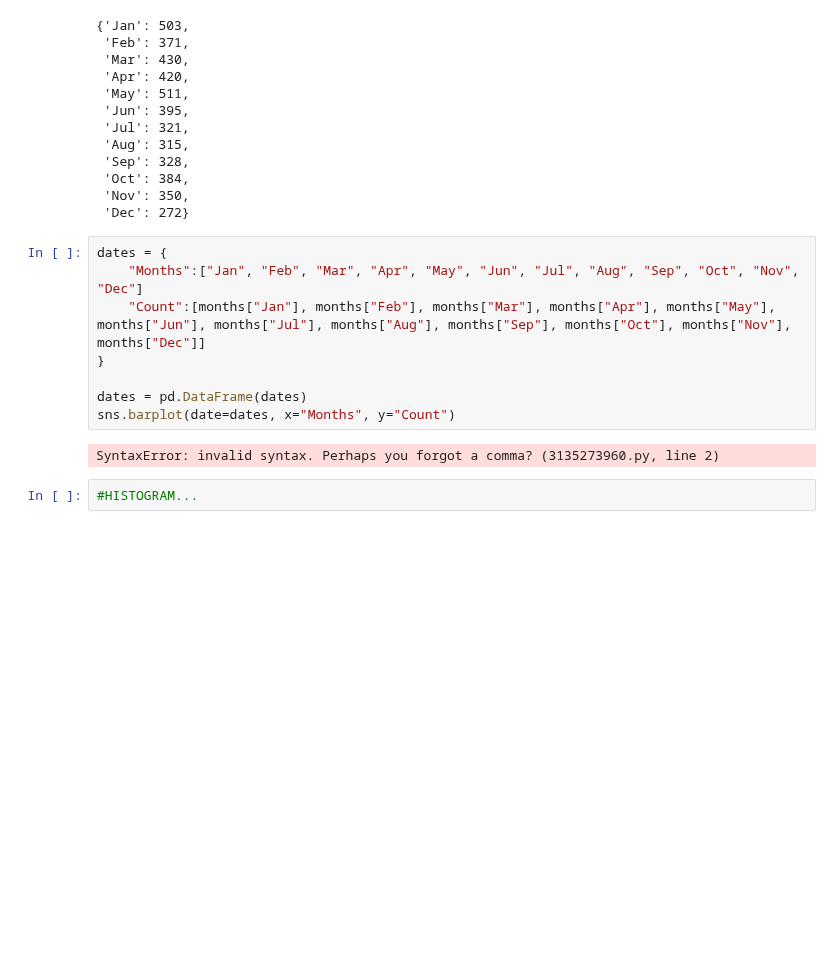
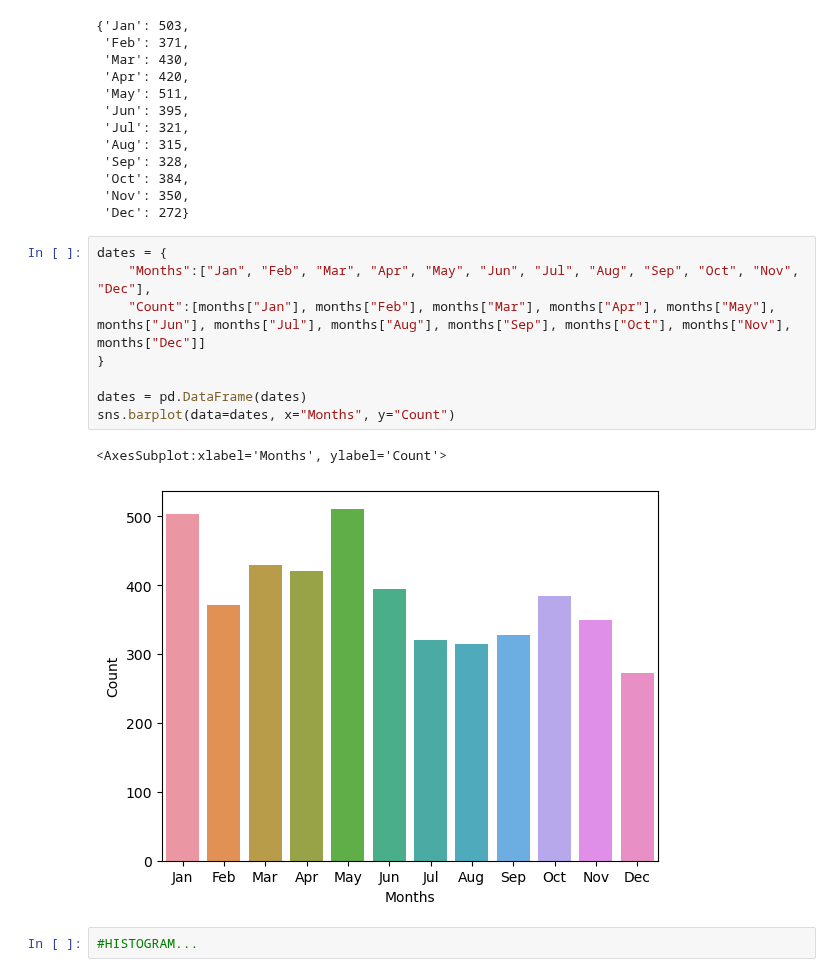
Before and after one commit to IsaacG-L/AI, a Jupyter notebook: Semester 1/Spotify/Spotification2024.ipynb, the cells around one changed output. Drawn from its saved outputs; the diff is of its cells as text; blank space fills up the shorter version.

```diff
--- a/Semester 1/Spotify/Spotification2024.ipynb
+++ b/Semester 1/Spotify/Spotification2024.ipynb
@@ -90,14 +96,15 @@ months
  'Dec': 272}
 # %%
 dates = {
-    "Months":["Jan", "Feb", "Mar", "Apr", "May", "Jun", "Jul", "Aug", "Sep", "Oct", "Nov", "Dec"]
+    "Months":["Jan", "Feb", "Mar", "Apr", "May", "Jun", "Jul", "Aug", "Sep", "Oct", "Nov", "Dec"],
     "Count":[months["Jan"], months["Feb"], months["Mar"], months["Apr"], months["May"], months["Jun"], months["Jul"], months["Aug"], months["Sep"], months["Oct"], months["Nov"], months["Dec"]]
 }
 
 dates = pd.DataFrame(dates)
-sns.barplot(date=dates, x="Months", y="Count")
+sns.barplot(data=dates, x="Months", y="Count")
 # %% [output]
-SyntaxError: invalid syntax. Perhaps you forgot a comma? (3135273960.py, line 2)
+<AxesSubplot:xlabel='Months', ylabel='Count'>
+[figure, added]
 # %%
 #HISTOGRAM...
 # %%
```
Also changed, not shown: parts of 13 cells of this notebook.
